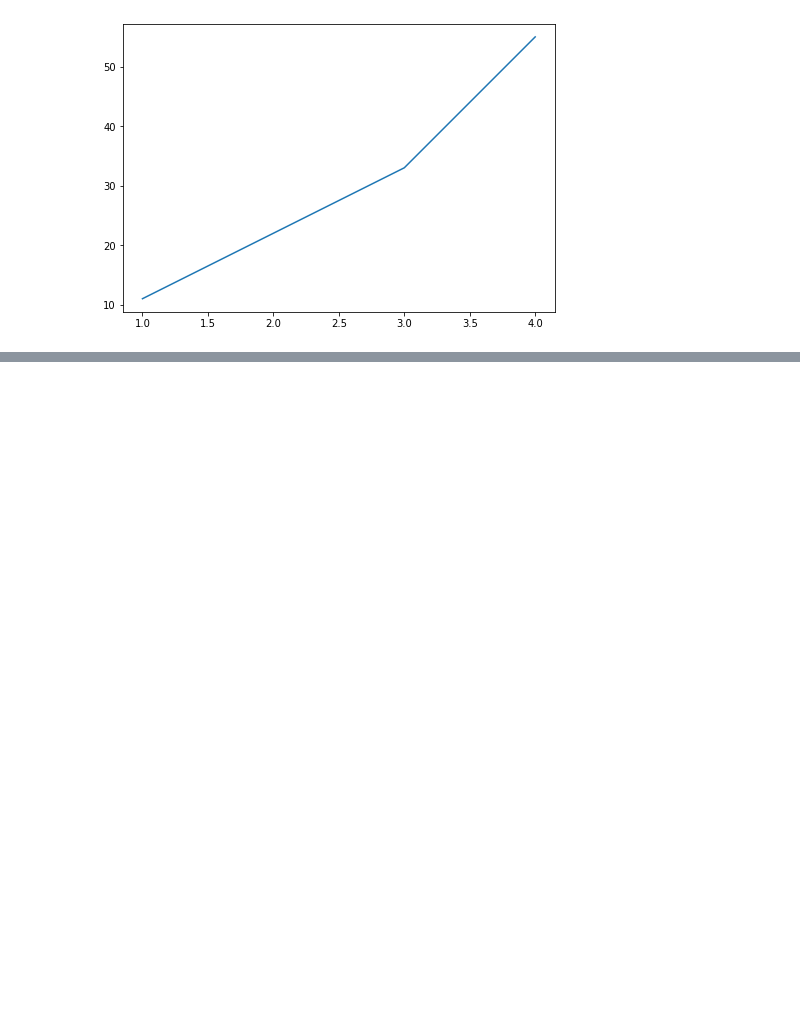
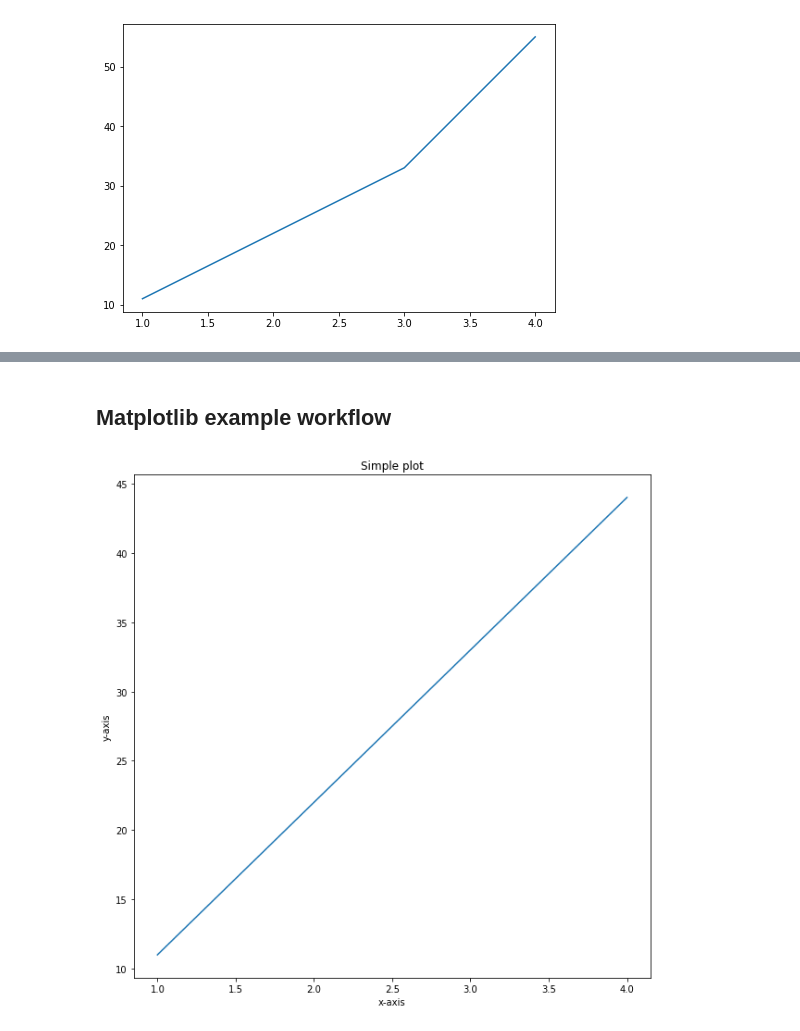
Before and after one commit to akshatz/dataScienceTutorial, a Jupyter notebook: introductionToMatplotlib.ipynb, the cells around one changed output, grey strips where cells are left out. Saved outputs shown, nothing was run; the diff lists cells and outputs as text; code cells hidden in the pictures; blank space fills up the shorter version.

Commit message:
Anatomy of matplotlib figure

```diff
--- a/introductionToMatplotlib.ipynb
+++ b/introductionToMatplotlib.ipynb
@@ -54,0 +55,26 @@ TypeError: 'AxesSubplot' object is not iterable
+# %% [markdown]
+## Matplotlib example workflow
+# %%
+# 0. import matplotlib and get it ready for plotting in Jupyter
+%matplotlib inline
+import matplotlib.pyplot as plt
+
+# 1. Prepare  data
+x = [1, 2, 3, 4]
+y = [11, 22, 33, 44]
+
+# 2. Setup plot
+fig, ax = plt.subplots(figsize = (10, 10)) # width, height
+
+# 3. Plot data
+ax.plot(x, y)
+
+# 4.Customize  plot
+ax.set(title="Simple plot",
+        xlabel="x-axis",
+        ylabel="y-axis")
+
+# 5. Save & show (you save the whole figure)
+fig.savefig("images/sample-plot.png")
+# %% [output]
+[figure, added]
```
Also changed, not shown: parts of 2 cells of this notebook, 1 other file.
